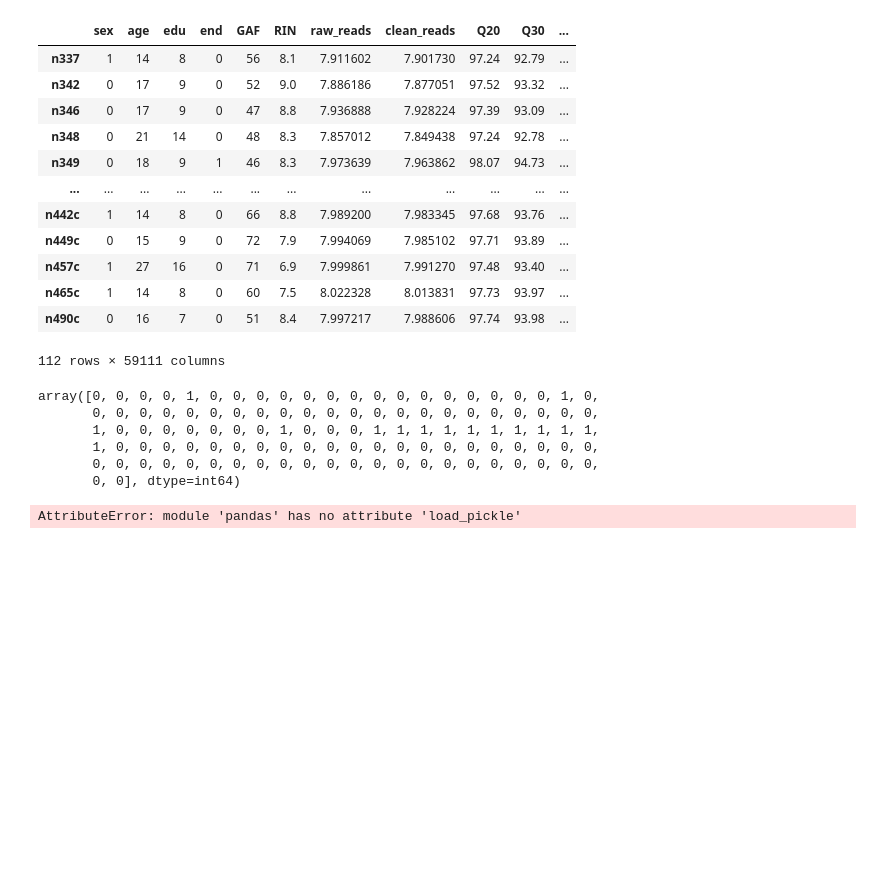
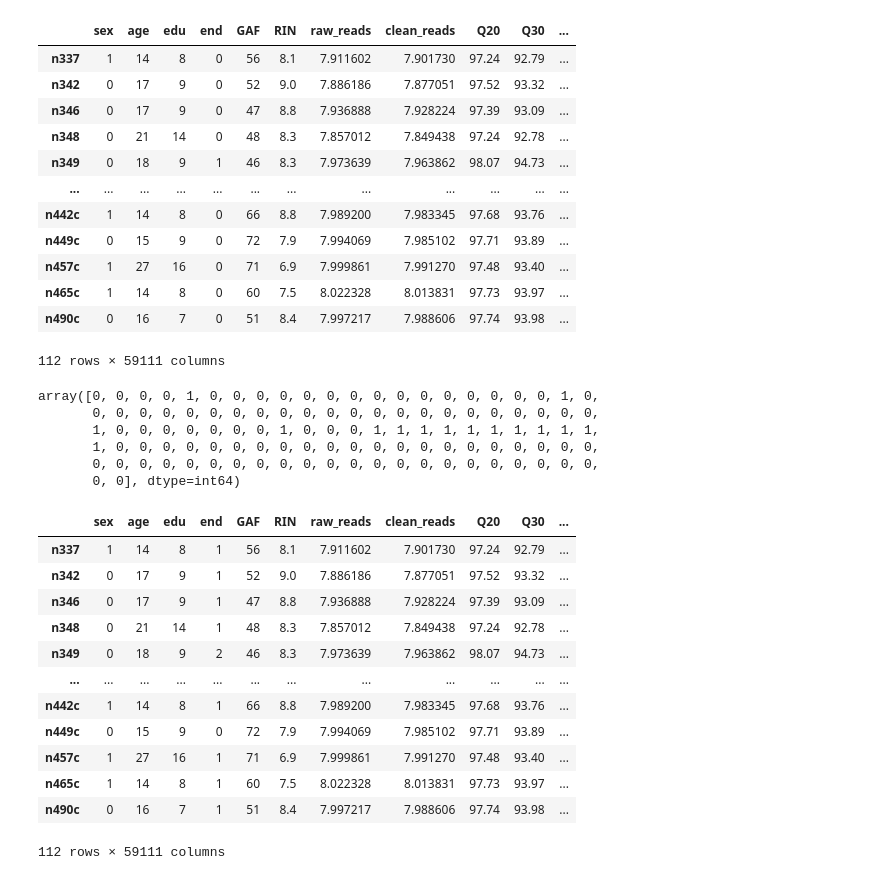
Before and after one commit to Liuzhe30/CHRP, a Jupyter notebook: preprocess/01-label-mapping.ipynb, the cells around one changed output. Saved outputs shown, nothing was run; the diff lists cells and outputs as text; code cells hidden in the pictures; blank space fills up the shorter version.

```diff
--- a/preprocess/01-label-mapping.ipynb
+++ b/preprocess/01-label-mapping.ipynb
@@ -94,14 +94,26 @@ array([0, 0, 0, 0, 1, 0, 0, 0, 0, 0, 0, 0, 0, 0, 0, 0, 0, 0, 0, 0, 1, 0,
 # %%
 merged.to_pickle('../dataset/merged_data_2class.pkl')
 # %%
-merged = pd.load_pickle('../dataset/merged_data.pkl')
+merged = pd.read_pickle('../dataset/merged_data.pkl')
 merged.replace('f', 1, inplace=True)
 merged.replace('m', 0, inplace=True)
 merged.replace('re', 0, inplace=True)
 merged.replace('sym', 1, inplace=True)
 merged.replace('con', 2, inplace=True)
 merged
 # %% [output]
+|  | sex | age | edu | end | GAF | RIN | raw_reads | clean_reads | Q20 | Q30 | ... |
+| n337 | 1 | 14 | 8 | 1 | 56 | 8.1 | 7.911602 | 7.901730 | 97.24 | 92.79 | ... |
+| n342 | 0 | 17 | 9 | 1 | 52 | 9.0 | 7.886186 | 7.877051 | 97.52 | 93.32 | ... |
+| n346 | 0 | 17 | 9 | 1 | 47 | 8.8 | 7.936888 | 7.928224 | 97.39 | 93.09 | ... |
+| n348 | 0 | 21 | 14 | 1 | 48 | 8.3 | 7.857012 | 7.849438 | 97.24 | 92.78 | ... |
+| n349 | 0 | 18 | 9 | 2 | 46 | 8.3 | 7.973639 | 7.963862 | 98.07 | 94.73 | ... |
+| ... | ... | ... | ... | ... | ... | ... | ... | ... | ... | ... | ... |
+| n442c | 1 | 14 | 8 | 1 | 66 | 8.8 | 7.989200 | 7.983345 | 97.68 | 93.76 | ... |
+| n449c | 0 | 15 | 9 | 0 | 72 | 7.9 | 7.994069 | 7.985102 | 97.71 | 93.89 | ... |
+| n457c | 1 | 27 | 16 | 1 | 71 | 6.9 | 7.999861 | 7.991270 | 97.48 | 93.40 | ... |
+| n465c | 1 | 14 | 8 | 1 | 60 | 7.5 | 8.022328 | 8.013831 | 97.73 | 93.97 | ... |
+| n490c | 0 | 16 | 7 | 1 | 51 | 8.4 | 7.997217 | 7.988606 | 97.74 | 93.98 | ... |
-AttributeError: module 'pandas' has no attribute 'load_pickle'
+112 rows × 59111 columns
 # %%
 merged.to_pickle('../dataset/merged_data_3class.pkl')
```
Also changed, not shown: 1 other file.
